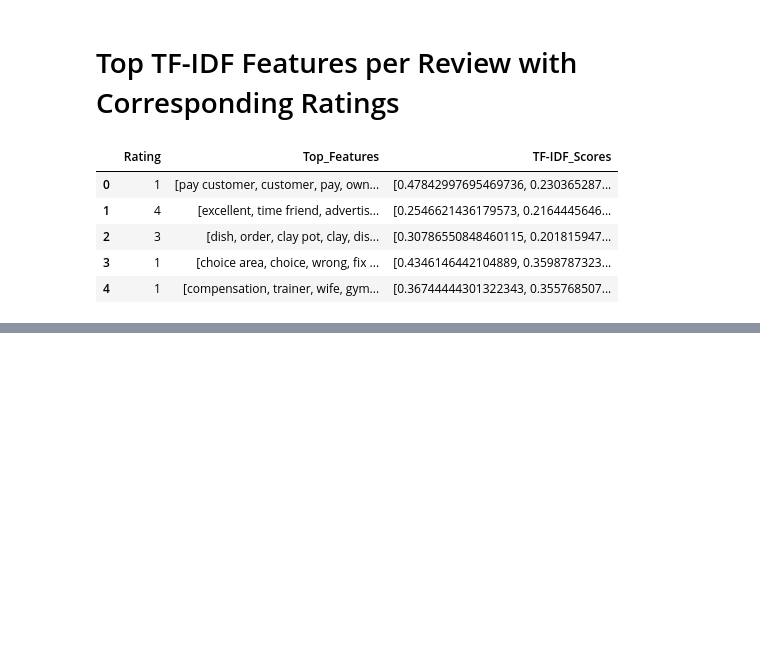
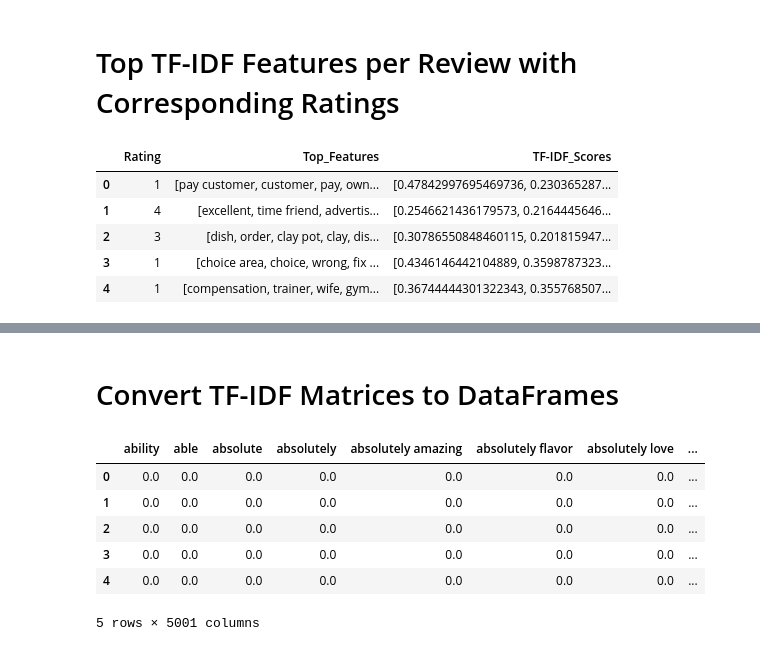
Before and after one commit to sreelekshmisaju/Automated-Review-Rating-System, a Jupyter notebook: notebooks/Automated Review Rating System_Balanced .ipynb, the cells around one changed output, grey strips where cells are left out. Cells and saved outputs as stored; diff of their text form; code cells hidden in the pictures; blank space fills up the shorter version.

```diff
--- a/notebooks/Automated Review Rating System_Balanced .ipynb
+++ b/notebooks/Automated Review Rating System_Balanced .ipynb
@@ -547,0 +557,22 @@ top_features_df.head()
+# %% [markdown]
+# Convert TF-IDF Matrices to DataFrames
+# %%
+
+feature_names = tfidf_vectorizer.get_feature_names_out()
+
+# Convert TF-IDF matrix to DataFrame
+tfidf_df_train = pd.DataFrame(X_train_tfidf.toarray(), columns=feature_names)
+
+# Add Rating column
+tfidf_df_train['Rating'] = y_train.reset_index(drop=True)
+
+
+tfidf_df_train.head()
+# %% [output]
+|  | ability | able | absolute | absolutely | absolutely amazing | absolutely flavor | absolutely love | ... |
+| 0 | 0.0 | 0.0 | 0.0 | 0.0 | 0.0 | 0.0 | 0.0 | ... |
+| 1 | 0.0 | 0.0 | 0.0 | 0.0 | 0.0 | 0.0 | 0.0 | ... |
+| 2 | 0.0 | 0.0 | 0.0 | 0.0 | 0.0 | 0.0 | 0.0 | ... |
+| 3 | 0.0 | 0.0 | 0.0 | 0.0 | 0.0 | 0.0 | 0.0 | ... |
+| 4 | 0.0 | 0.0 | 0.0 | 0.0 | 0.0 | 0.0 | 0.0 | ... |
+5 rows × 5001 columns
```
Also changed, not shown: parts of 2 cells of this notebook, 19 other files.
